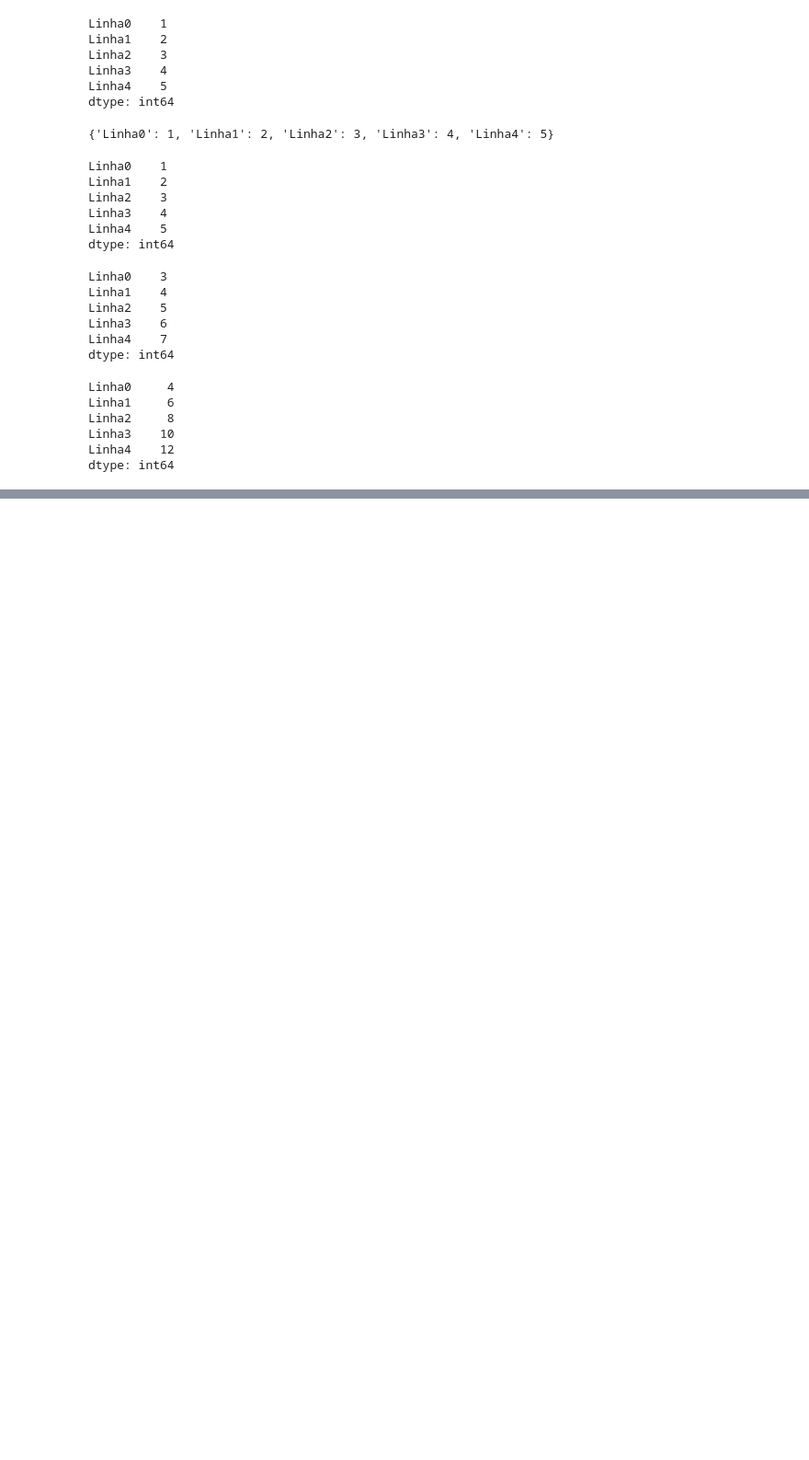
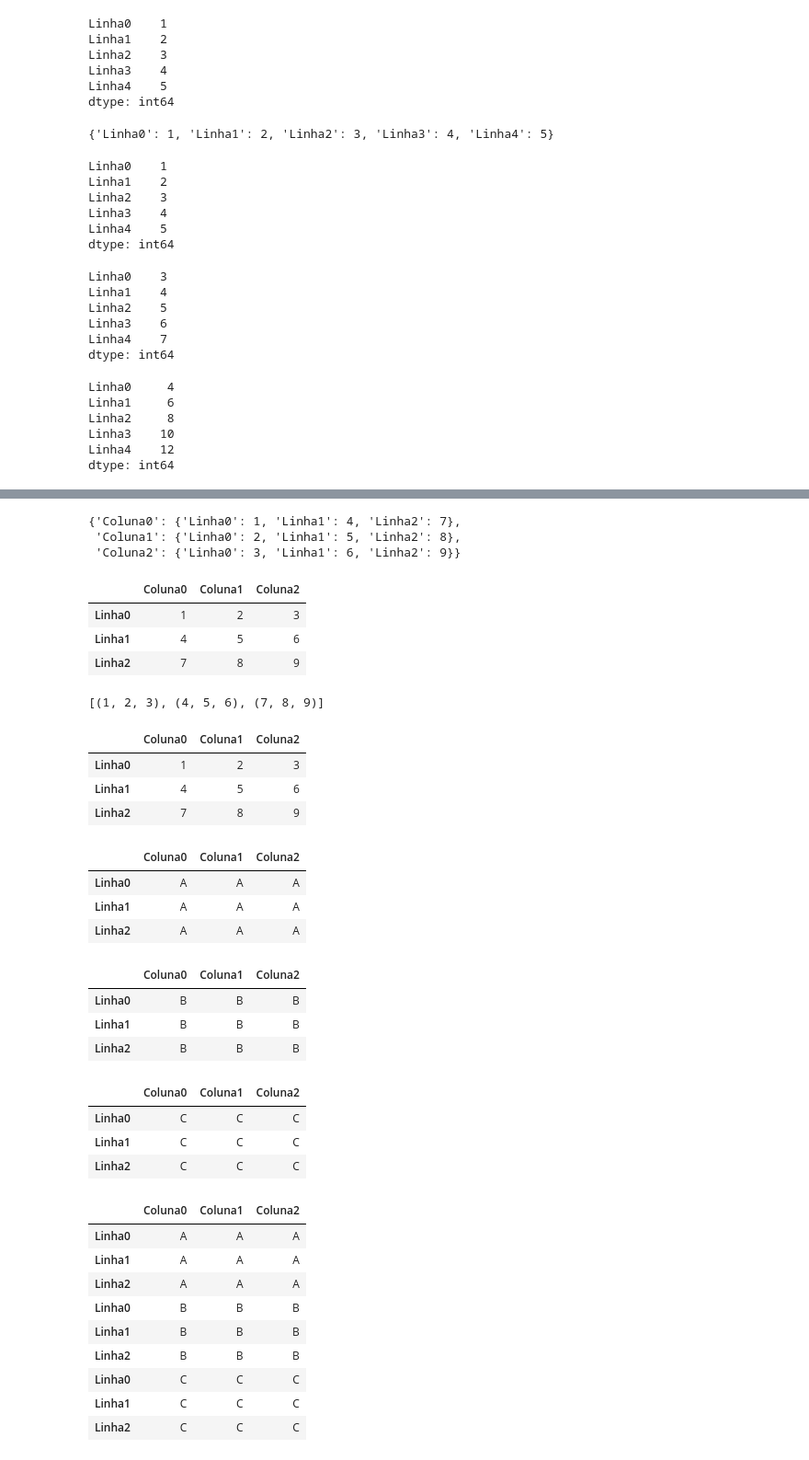
Before and after one commit to willyferreira/python_pandas_tratando_analisando_dados_alura, a Jupyter notebook: python_pandas_alura.ipynb, the cells around one changed output, grey strips where cells are left out. Shown: that part at 92% size. Saved outputs shown, nothing was run; the diff lists cells and outputs as text; code cells hidden in the pictures; blank space fills up the shorter version.

```diff
--- a/python_pandas_alura.ipynb
+++ b/python_pandas_alura.ipynb
@@ -507,0 +555,78 @@ dtype: int64
+# %%
+# Fazendo o mesmo procedimento utilizando um dicionário
+data = {'Coluna0': {'Linha0': 1, 'Linha1': 4, 'Linha2': 7},
+        'Coluna1': {'Linha0': 2, 'Linha1': 5, 'Linha2': 8},
+        'Coluna2': {'Linha0': 3, 'Linha1': 6, 'Linha2': 9}}
+data
+# %% [output]
+{'Coluna0': {'Linha0': 1, 'Linha1': 4, 'Linha2': 7},
+ 'Coluna1': {'Linha0': 2, 'Linha1': 5, 'Linha2': 8},
+ 'Coluna2': {'Linha0': 3, 'Linha1': 6, 'Linha2': 9}}
+# %%
+# Criar o dataframe utilizando o dicionário
+df2 = pd.DataFrame(data)
+df2
+# %% [output]
+|  | Coluna0 | Coluna1 | Coluna2 |
+| Linha0 | 1 | 2 | 3 |
+| Linha1 | 4 | 5 | 6 |
+| Linha2 | 7 | 8 | 9 |
+# %%
+# Criar o dicionário por meio de tuplas
+# Criar uma lista com tuplas
+data = [(1, 2, 3), (4, 5, 6), (7, 8, 9)]
+data
+# %% [output]
+[(1, 2, 3), (4, 5, 6), (7, 8, 9)]
+# %%
+# Criando o dataframe com a lista de tuplas
+df3 = pd.DataFrame(data = data, index = index, columns = columns)
+df3
+# %% [output]
+|  | Coluna0 | Coluna1 | Coluna2 |
+| Linha0 | 1 | 2 | 3 |
+| Linha1 | 4 | 5 | 6 |
+| Linha2 | 7 | 8 | 9 |
+# %%
+# Começar a concatenar dataframes
+# Modificar o conteúdo
+df1[df1 > 0] = 'A'
+df1
+# %% [output]
+|  | Coluna0 | Coluna1 | Coluna2 |
+| Linha0 | A | A | A |
+| Linha1 | A | A | A |
+| Linha2 | A | A | A |
+# %%
+# Modificar o conteúdo
+df2[df2 > 0] = 'B'
+df2
+# %% [output]
+|  | Coluna0 | Coluna1 | Coluna2 |
+| Linha0 | B | B | B |
+| Linha1 | B | B | B |
+| Linha2 | B | B | B |
+# %%
+# Modificar o conteúdo
+df3[df3 > 0] = 'C'
+df3
+# %% [output]
+|  | Coluna0 | Coluna1 | Coluna2 |
+| Linha0 | C | C | C |
+| Linha1 | C | C | C |
+| Linha2 | C | C | C |
+# %%
+# Concatenar os dataframes utilizando como parâmetro as colunas
+df4 = pd.concat([df1, df2, df3])
+df4
+# %% [output]
+|  | Coluna0 | Coluna1 | Coluna2 |
+| Linha0 | A | A | A |
+| Linha1 | A | A | A |
+| Linha2 | A | A | A |
+| Linha0 | B | B | B |
+| Linha1 | B | B | B |
+| Linha2 | B | B | B |
+| Linha0 | C | C | C |
+| Linha1 | C | C | C |
+| Linha2 | C | C | C |
```
Also changed, not shown: parts of 28 cells of this notebook, 1 other file.
